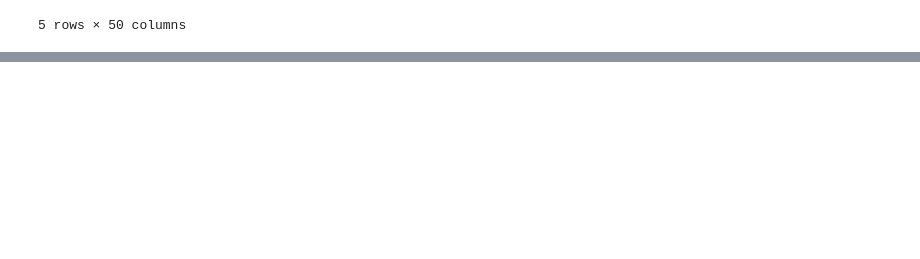
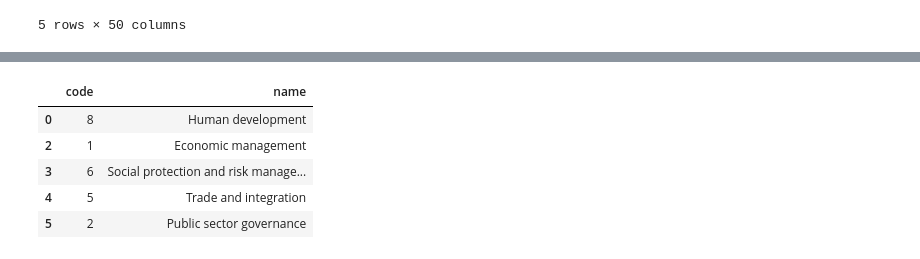
Before and after one commit to MPhillips55/SB-json-exercise, a Jupyter notebook: sliderule_dsi_json_exercise.ipynb, the cells around one changed output, grey strips where cells are left out. Saved outputs shown, nothing was run; the diff lists cells and outputs as text; code cells hidden in the pictures; blank space fills up the shorter version.

```diff
--- a/sliderule_dsi_json_exercise.ipynb
+++ b/sliderule_dsi_json_exercise.ipynb
@@ -114,0 +181,14 @@ sample_json_df.head()
+# %%
+# replace blank strings with numpy NaN objects
+namecode_df['name'].replace('', np.nan, inplace=True)
+
+# drop NaN objects from the dataframe
+namecode_df.dropna(subset=['name'], inplace=True)
+namecode_df.head()
+# %% [output]
+|  | code | name |
+| 0 | 8 | Human development |
+| 2 | 1 | Economic management |
+| 3 | 6 | Social protection and risk manage... |
+| 4 | 5 | Trade and integration |
+| 5 | 2 | Public sector governance |
```
Also changed, not shown: parts of 12 cells of this notebook.
